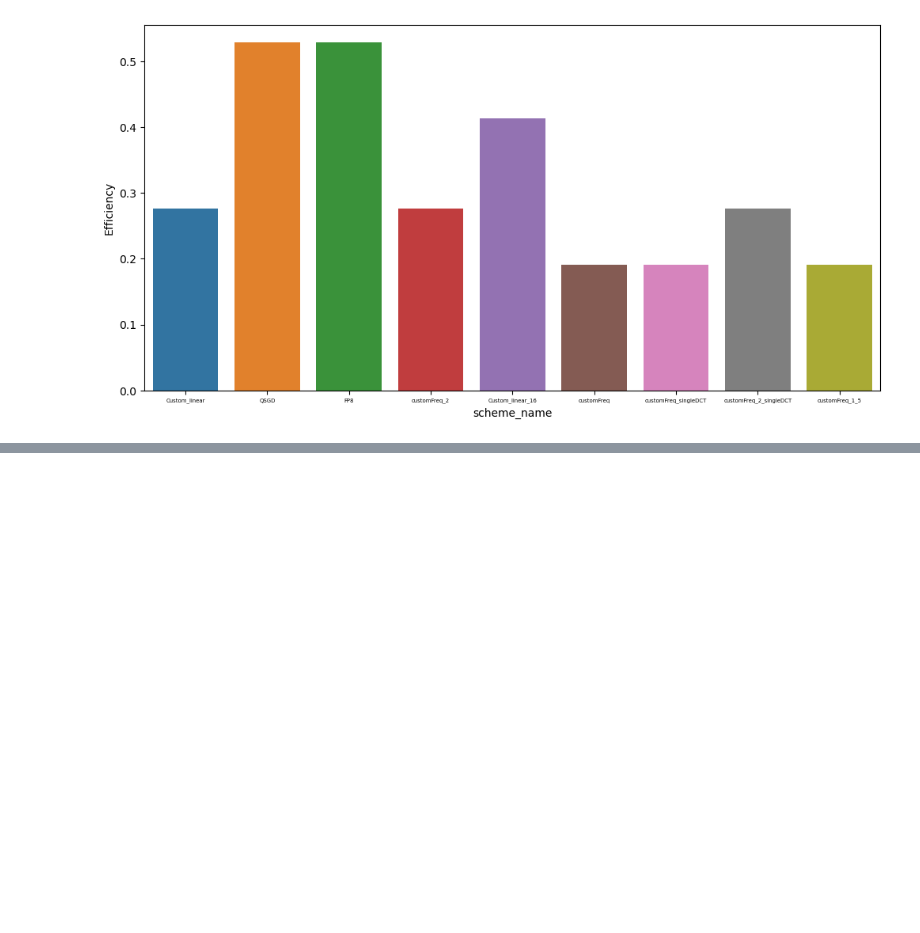
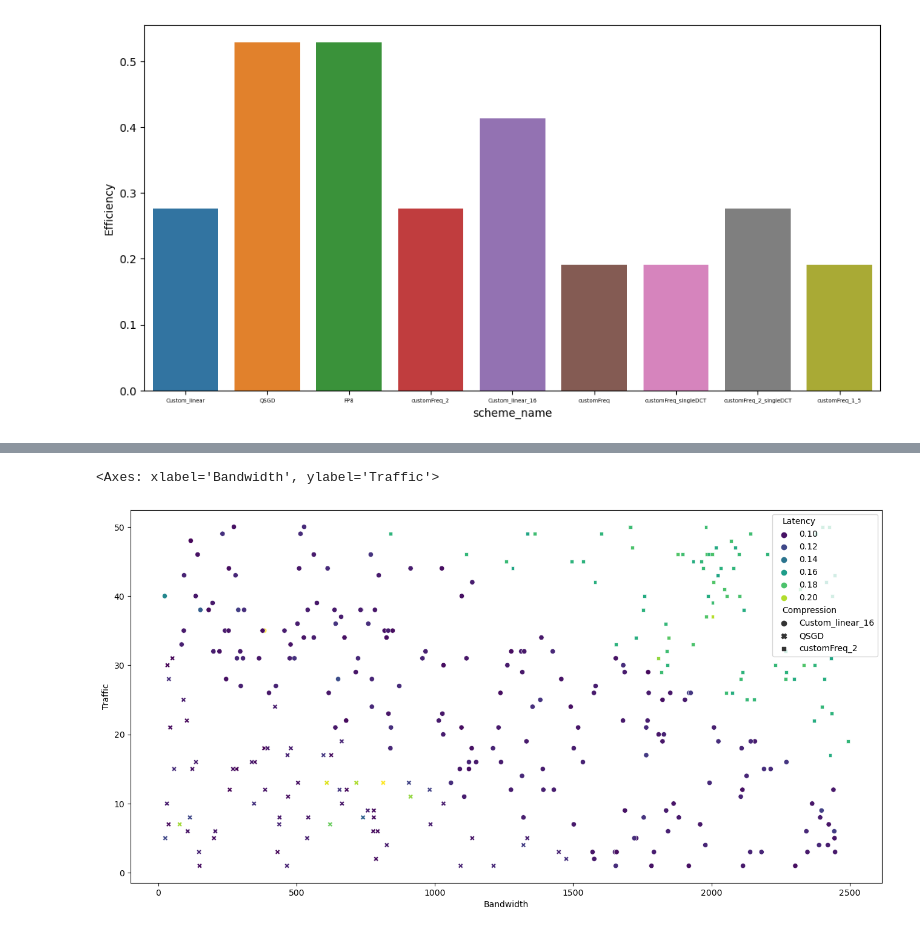
Before and after one commit to faiza-sfa/FedQuantization, a Jupyter notebook: result_plotting.ipynb, the cells around one changed output, grey strips where cells are left out. Saved outputs shown, nothing was run; the diff lists cells and outputs as text; code cells hidden in the pictures; blank space fills up the shorter version.

```diff
--- a/result_plotting.ipynb
+++ b/result_plotting.ipynb
@@ -99,0 +154,6 @@ time_plot.figure.savefig('E:\MS_Thesis\Pre-defense-june\Results_for_update\EffPl
+# %%
+plt.figure(figsize=(16,8))
+sns.scatterplot(data=df,x='Bandwidth',y='Traffic', hue = 'Latency', style ='Compression', palette='viridis')
+# %% [output]
+<Axes: xlabel='Bandwidth', ylabel='Traffic'>
+[figure, added]
```
Also changed, not shown: parts of 18 cells of this notebook, 5 other files.
